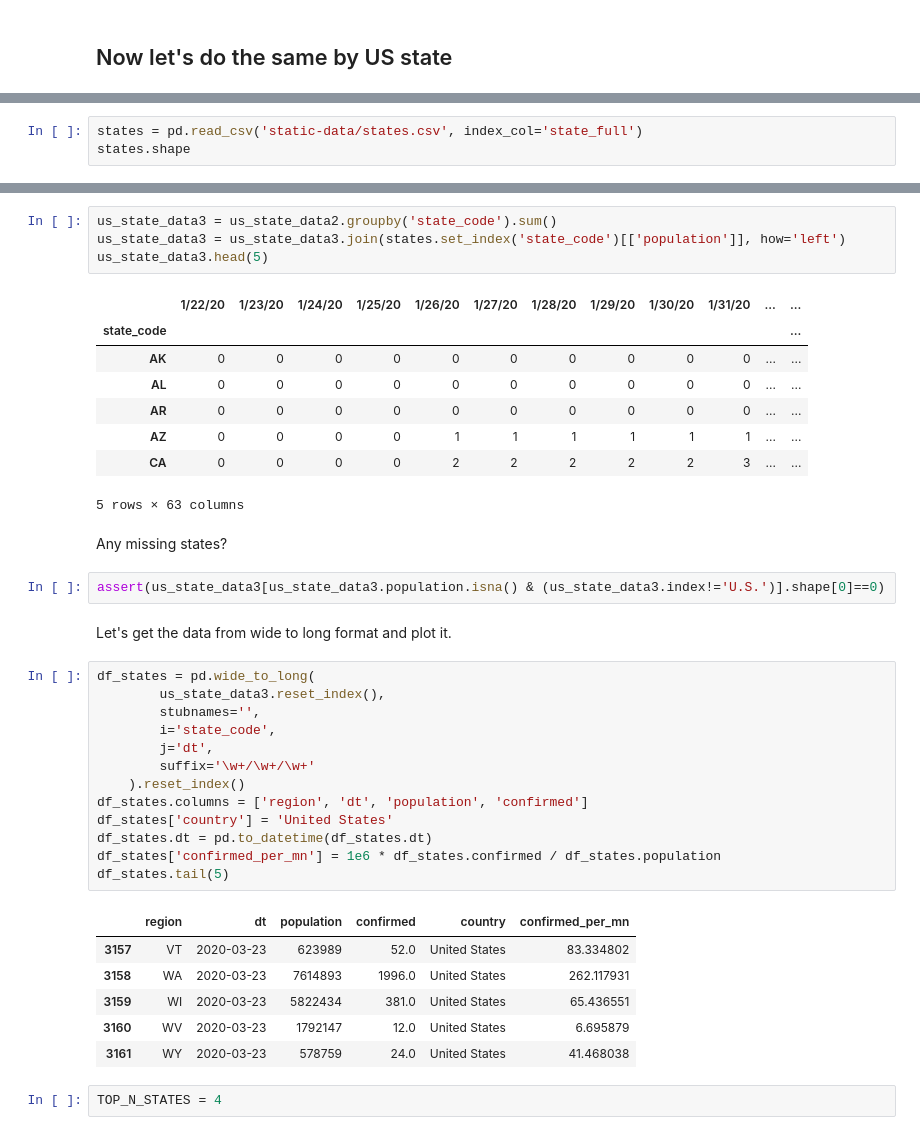
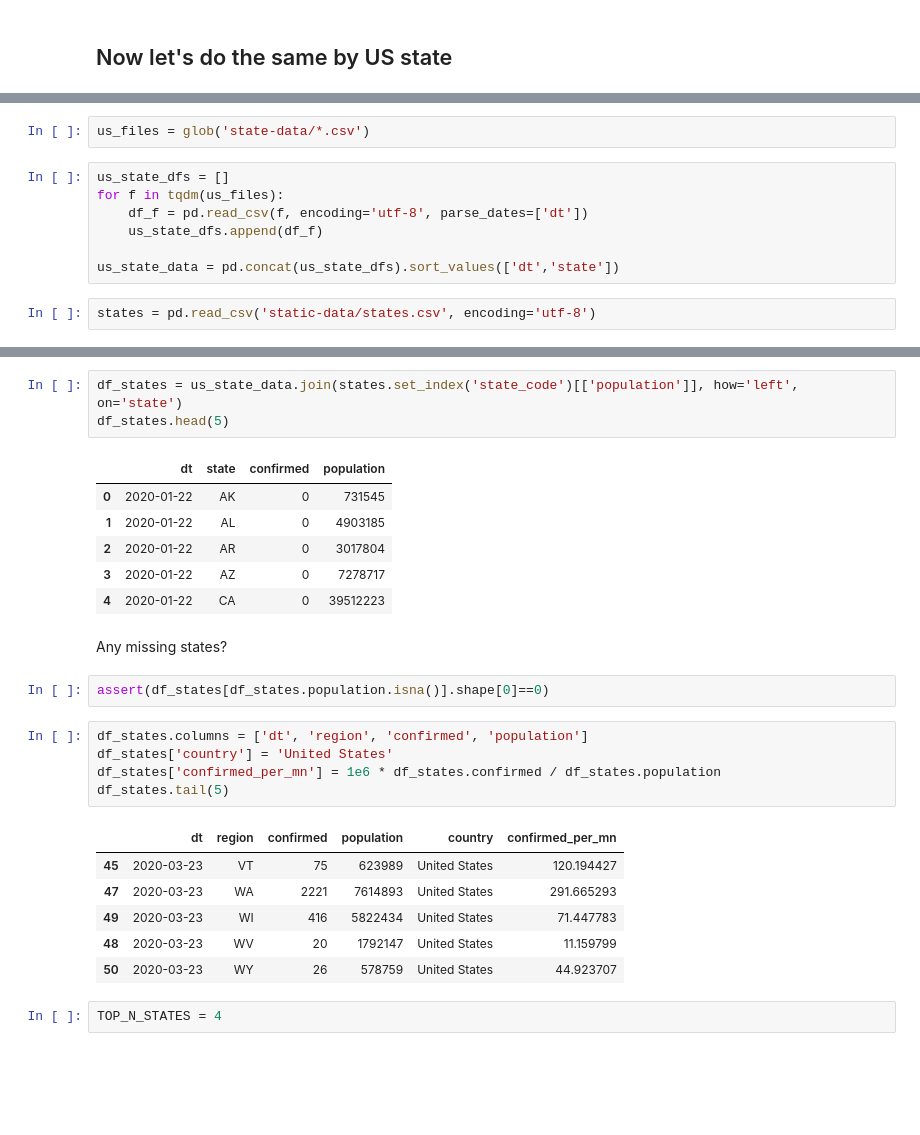
Before and after one commit to puetsch/corona-stats, a Jupyter notebook: corona-plots.ipynb, the cells around one changed output, grey strips where cells are left out. Saved outputs shown, nothing was run; the diff lists cells and outputs as text; blank space fills up the shorter version.

Commit message:
switched to new data source for state data

```diff
--- a/corona-plots.ipynb
+++ b/corona-plots.ipynb
@@ -187,3 +169,11 @@ us_state_data
+# %%
+us_files = glob('state-data/*.csv')
+# %%
+us_state_dfs = []
+for f in tqdm(us_files):
+    df_f = pd.read_csv(f, encoding='utf-8', parse_dates=['dt'])
+    us_state_dfs.append(df_f)
+
+us_state_data = pd.concat(us_state_dfs).sort_values(['dt','state'])
 # %%
-states = pd.read_csv('static-data/states.csv', index_col='state_full')
-states.shape
+states = pd.read_csv('static-data/states.csv', encoding='utf-8')
@@ -211,42 +180,29 @@ us_state_data2
 # %%
-us_state_data3 = us_state_data2.groupby('state_code').sum()
-us_state_data3 = us_state_data3.join(states.set_index('state_code')[['population']], how='left')
-us_state_data3.head(5)
+df_states = us_state_data.join(states.set_index('state_code')[['population']], how='left', on='state')
+df_states.head(5)
 # %% [output]
-|  | 1/22/20 | 1/23/20 | 1/24/20 | 1/25/20 | 1/26/20 | 1/27/20 | 1/28/20 | 1/29/20 | 1/30/20 | 1/31/20 | ... | ... |
-| state_code |  |  |  |  |  |  |  |  |  |  |  | ... |
-| AK | 0 | 0 | 0 | 0 | 0 | 0 | 0 | 0 | 0 | 0 | ... | ... |
-| AL | 0 | 0 | 0 | 0 | 0 | 0 | 0 | 0 | 0 | 0 | ... | ... |
-| AR | 0 | 0 | 0 | 0 | 0 | 0 | 0 | 0 | 0 | 0 | ... | ... |
-| AZ | 0 | 0 | 0 | 0 | 1 | 1 | 1 | 1 | 1 | 1 | ... | ... |
-| CA | 0 | 0 | 0 | 0 | 2 | 2 | 2 | 2 | 2 | 3 | ... | ... |
+|  | dt | state | confirmed | population |
+| 0 | 2020-01-22 | AK | 0 | 731545 |
+| 1 | 2020-01-22 | AL | 0 | 4903185 |
+| 2 | 2020-01-22 | AR | 0 | 3017804 |
+| 3 | 2020-01-22 | AZ | 0 | 7278717 |
+| 4 | 2020-01-22 | CA | 0 | 39512223 |
-5 rows × 63 columns
 # %% [markdown]
 Any missing states?
 # %%
-assert(us_state_data3[us_state_data3.population.isna() & (us_state_data3.index!='U.S.')].shape[0]==0)
+assert(df_states[df_states.population.isna()].shape[0]==0)
-# %% [markdown]
-Let's get the data from wide to long format and plot it.
 # %%
-df_states = pd.wide_to_long(
-        us_state_data3.reset_index(),
-        stubnames='',
-        i='state_code',
-        j='dt',
-        suffix='\w+/\w+/\w+'
-    ).reset_index()
-df_states.columns = ['region', 'dt', 'population', 'confirmed']
+df_states.columns = ['dt', 'region', 'confirmed', 'population']
 df_states['country'] = 'United States'
-df_states.dt = pd.to_datetime(df_states.dt)
 df_states['confirmed_per_mn'] = 1e6 * df_states.confirmed / df_states.population
 df_states.tail(5)
 # %% [output]
-|  | region | dt | population | confirmed | country | confirmed_per_mn |
-| 3157 | VT | 2020-03-23 | 623989 | 52.0 | United States | 83.334802 |
-| 3158 | WA | 2020-03-23 | 7614893 | 1996.0 | United States | 262.117931 |
-| 3159 | WI | 2020-03-23 | 5822434 | 381.0 | United States | 65.436551 |
-| 3160 | WV | 2020-03-23 | 1792147 | 12.0 | United States | 6.695879 |
-| 3161 | WY | 2020-03-23 | 578759 | 24.0 | United States | 41.468038 |
+|  | dt | region | confirmed | population | country | confirmed_per_mn |
+| 45 | 2020-03-23 | VT | 75 | 623989 | United States | 120.194427 |
+| 47 | 2020-03-23 | WA | 2221 | 7614893 | United States | 291.665293 |
+| 49 | 2020-03-23 | WI | 416 | 5822434 | United States | 71.447783 |
+| 48 | 2020-03-23 | WV | 20 | 1792147 | United States | 11.159799 |
+| 50 | 2020-03-23 | WY | 26 | 578759 | United States | 44.923707 |
 # %%
 TOP_N_STATES = 4
 # %%
```
Also changed, not shown: parts of 15 cells of this notebook, 7 other files.
